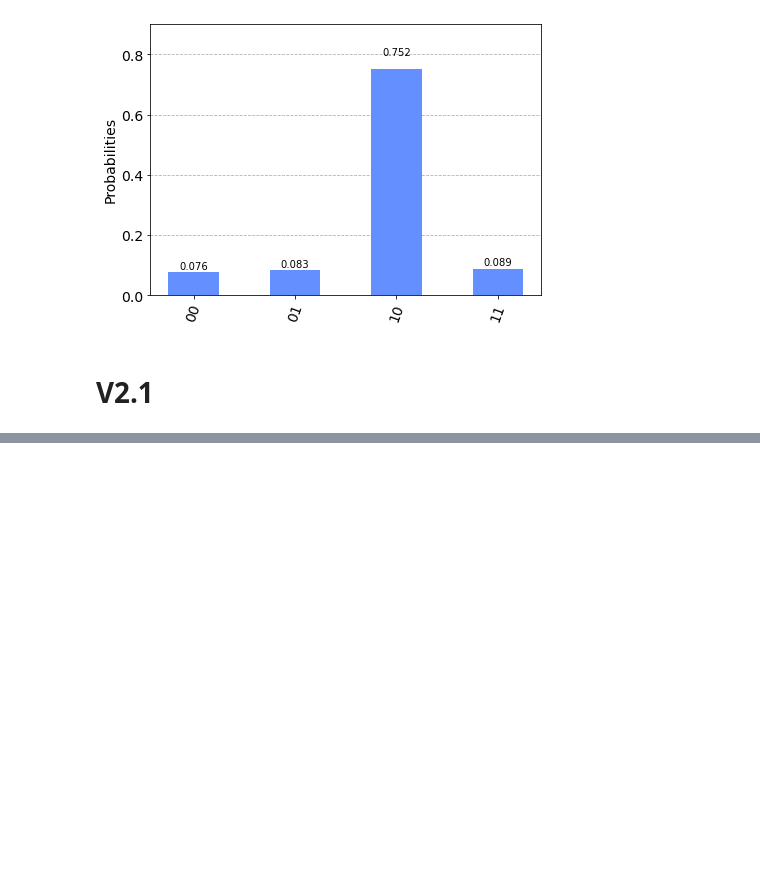
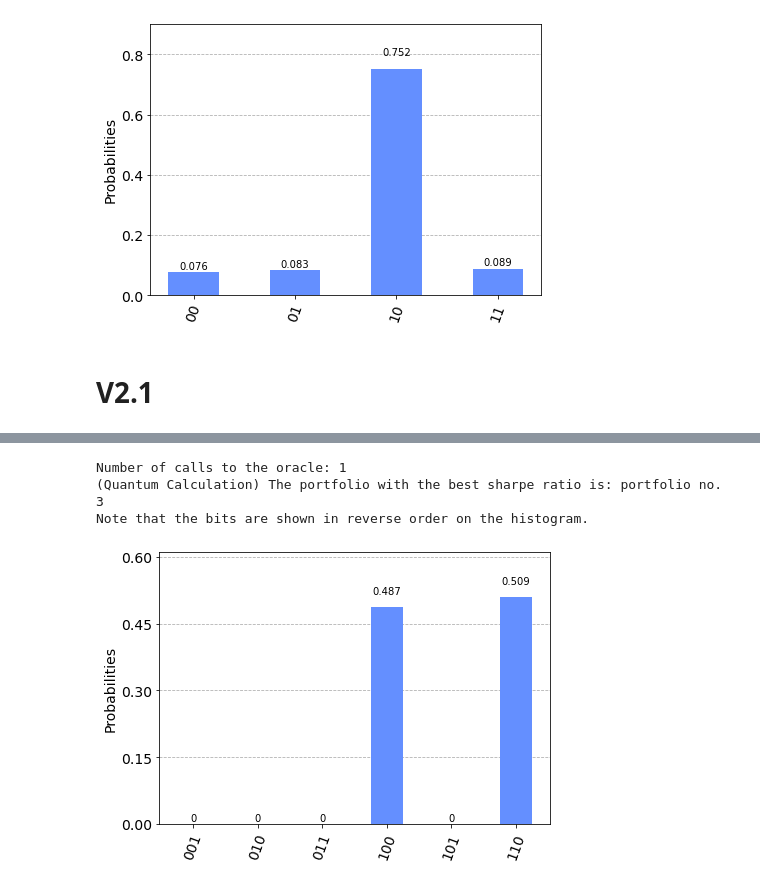
Before and after one commit to Quantumyilmaz/Quantum-Algorithms, a Jupyter notebook: QAIF_PortfOpt.ipynb, the cells around one changed output, grey strips where cells are left out. Drawn from its saved outputs; the diff is of its cells as text; code cells hidden in the pictures; blank space fills up the shorter version.

```diff
--- a/QAIF_PortfOpt.ipynb
+++ b/QAIF_PortfOpt.ipynb
@@ -477,0 +581,23 @@ Note that the bits are shown in reverse order on the histogram.
+# %%
+# Now that we have found the correct threshold, we can do amplification.
+
+assert theta != 0
+t_grover = round(0.5 * (np.pi/abs(theta-math.pi) - 1))
+# t_grover = round(0.5 * (np.pi/(2*np.arcsin(np.sqrt(no_of_solutions/N))) - 1))
+print('Number of calls to the oracle:',t_grover)
+circ = QuantumCircuit(grover_op.num_qubits)
+circ.compose(grover_eigstate.to_gate(),inplace=True)
+for _ in range(t_grover):
+    circ.compose(grover_op.to_gate(),inplace=True)
+
+counts = get_counts(circ,circ.qubits[:n_state])
+
+print('(Quantum Calculation) The portfolio with the best sharpe ratio is: portfolio no.',int(max(counts, key=counts.get)[::-1],2))
+print('Note that the bits are shown in reverse order on the histogram.')
+
+plot_histogram(counts)
+# %% [output]
+Number of calls to the oracle: 1
+(Quantum Calculation) The portfolio with the best sharpe ratio is: portfolio no. 3
+Note that the bits are shown in reverse order on the histogram.
+[figure, added]
```
Also changed, not shown: parts of 8 cells of this notebook, 3 other files.
